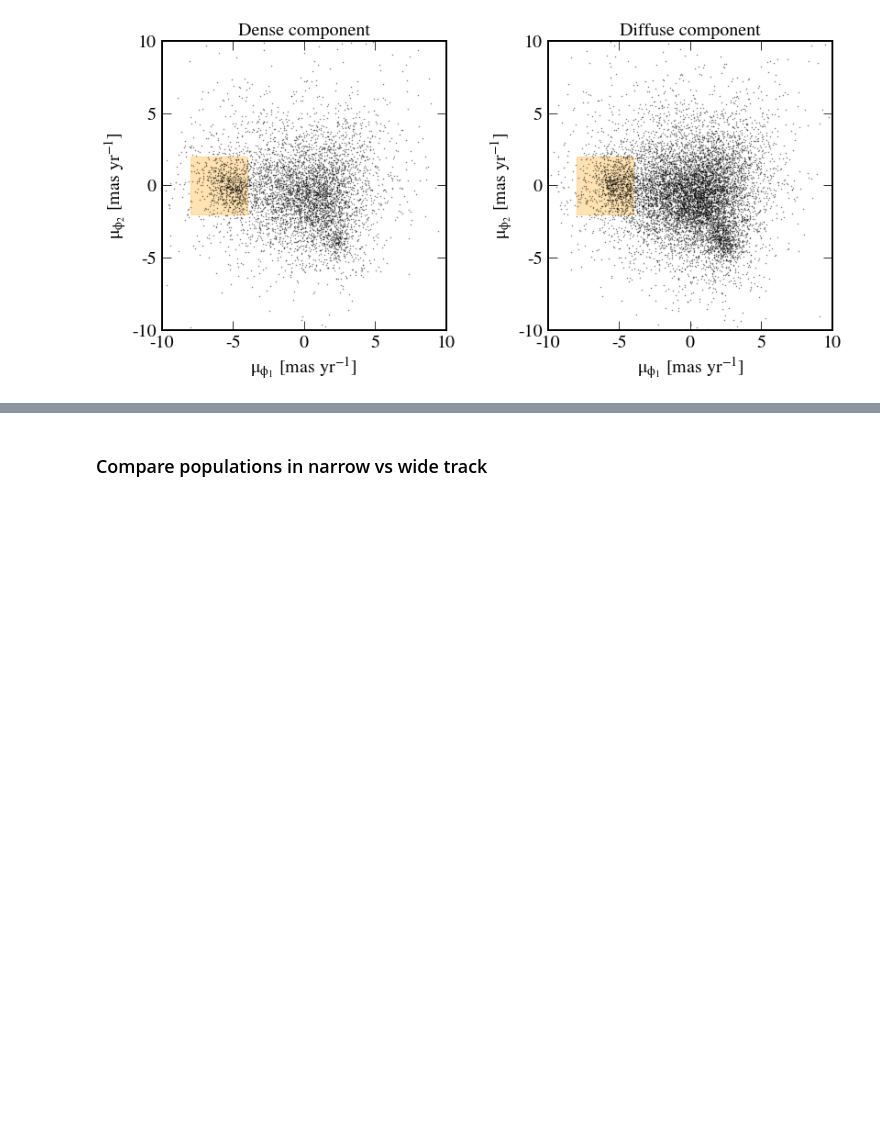
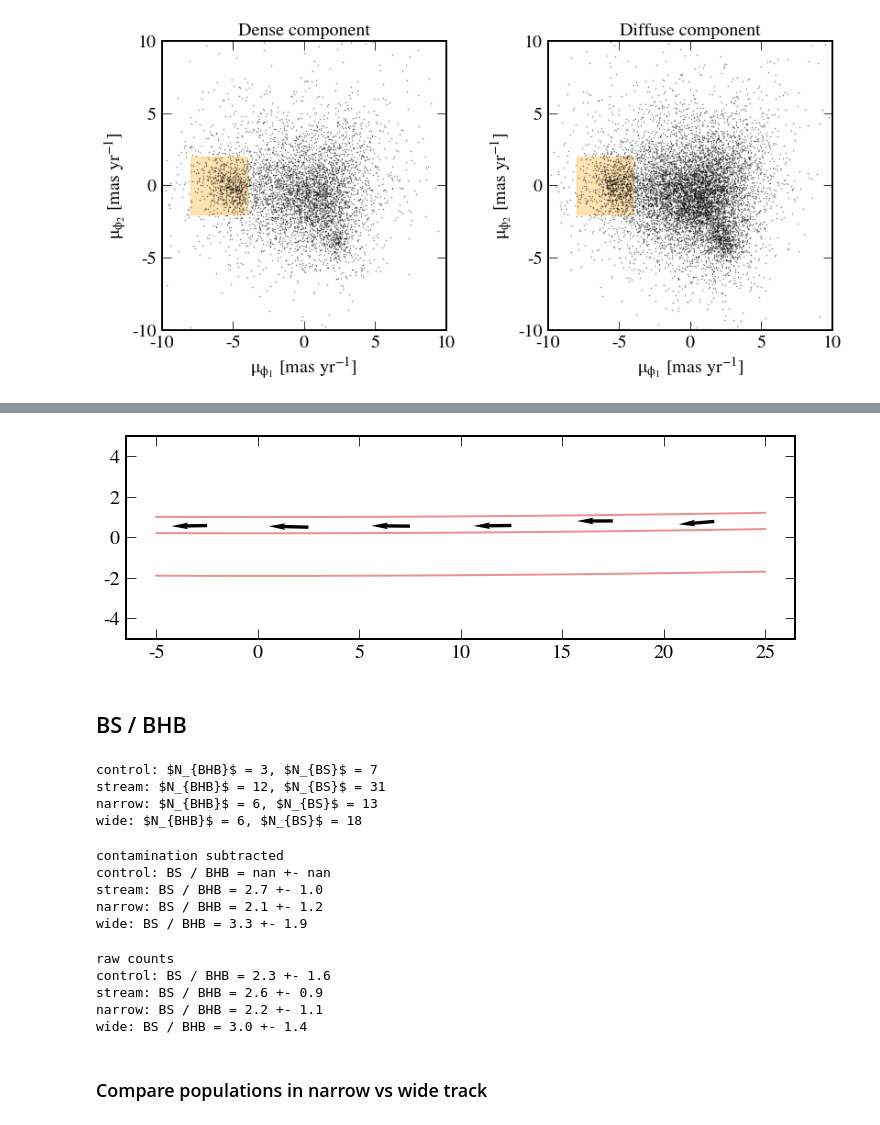
Before and after one commit to abonaca/jhelum, a Jupyter notebook: notebooks/jhelum_components.ipynb, the cells around one changed output, grey strips where cells are left out. Cells and saved outputs as stored; diff of their text form; code cells hidden in the pictures; blank space fills up the shorter version.

```diff
--- a/notebooks/jhelum_components.ipynb
+++ b/notebooks/jhelum_components.ipynb
@@ -405,0 +411,14 @@ plt.tight_layout()
+# %%
+plt.figure(figsize=(12,6))
+plt.plot(phi1_, phi2_+0.4, '-', color='tab:red', lw=2, alpha=0.5)
+plt.plot(phi1_, phi2_-0.4, '-', color='tab:red', lw=2, alpha=0.5)
+plt.plot(phi1_, phi2_-2.5, '-', color='tab:red', lw=2, alpha=0.5)
+# plt.plot(cj.phi1[pm_mask & cmd_mask].wrap_at(wangle), cj.phi2[pm_mask & cmd_mask], 'k.', ms=3, alpha=0.5)
+plt.quiver(bincen, phi2_median, mu1_median, mu2_median, width=5e-3, headwidth=2)
+
+plt.ylim(-5,5)
+plt.gca().set_aspect('equal')
+# %% [output]
+[figure, added]
+# %% [markdown]
+## BS / BHB
@@ -405,0 +459,8 @@ plt.tight_layout()
+# %%
+for e,m in enumerate(spatial_masks):
+    print('{}: $N_{{BHB}}$ = {}, $N_{{BS}}$ = {}'.format(mask_labels[e], nbhb[e], nbs[e]))
+# %% [output]
+control: $N_{BHB}$ = 3, $N_{BS}$ = 7
+stream: $N_{BHB}$ = 12, $N_{BS}$ = 31
+narrow: $N_{BHB}$ = 6, $N_{BS}$ = 13
+wide: $N_{BHB}$ = 6, $N_{BS}$ = 18
@@ -406,3 +481,23 @@ plt.tight_layout()
+# %%
+print('contamination subtracted')
+for e in range(len(spatial_masks)):
+    print('{}: BS / BHB = {:.1f} +- {:.1f}'.format(mask_labels[e], bs2bhb_corr[e], ebs2bhb_corr[e]))
+# %% [output]
+contamination subtracted
+control: BS / BHB = nan +- nan
+stream: BS / BHB = 2.7 +- 1.0
+narrow: BS / BHB = 2.1 +- 1.2
+wide: BS / BHB = 3.3 +- 1.9
+# %%
+print('raw counts')
+for e in range(len(spatial_masks)):
+    print('{}: BS / BHB = {:.1f} +- {:.1f}'.format(mask_labels[e], bs2bhb[e], ebs2bhb[e]))
+# %% [output]
+raw counts
+control: BS / BHB = 2.3 +- 1.6
+stream: BS / BHB = 2.6 +- 0.9
+narrow: BS / BHB = 2.2 +- 1.1
+wide: BS / BHB = 3.0 +- 1.4
 # %% [markdown]
 ### Compare populations in narrow vs wide track
 # %%
```
Also changed, not shown: parts of 15 cells of this notebook, 3 other files.
